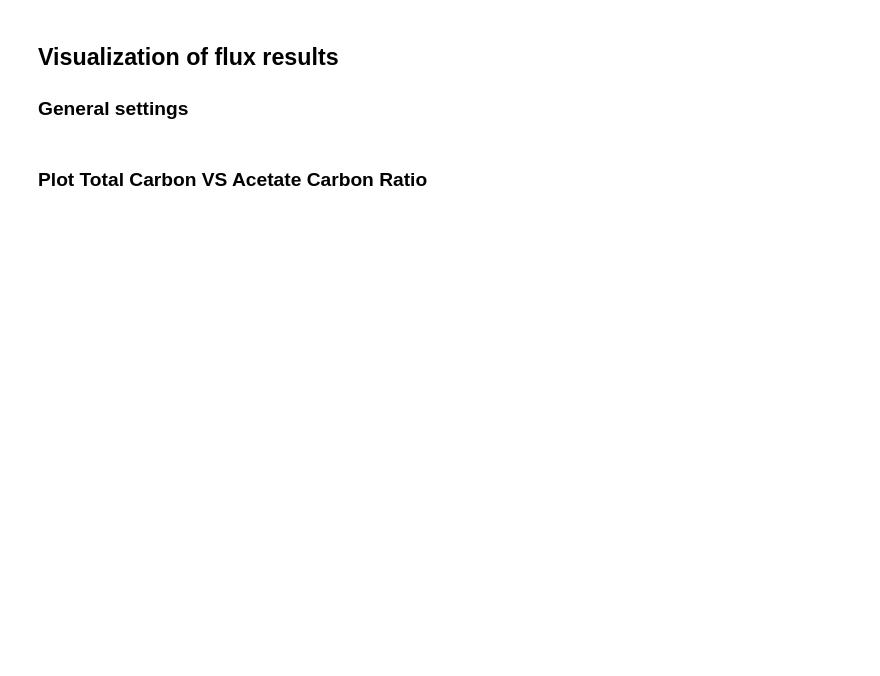
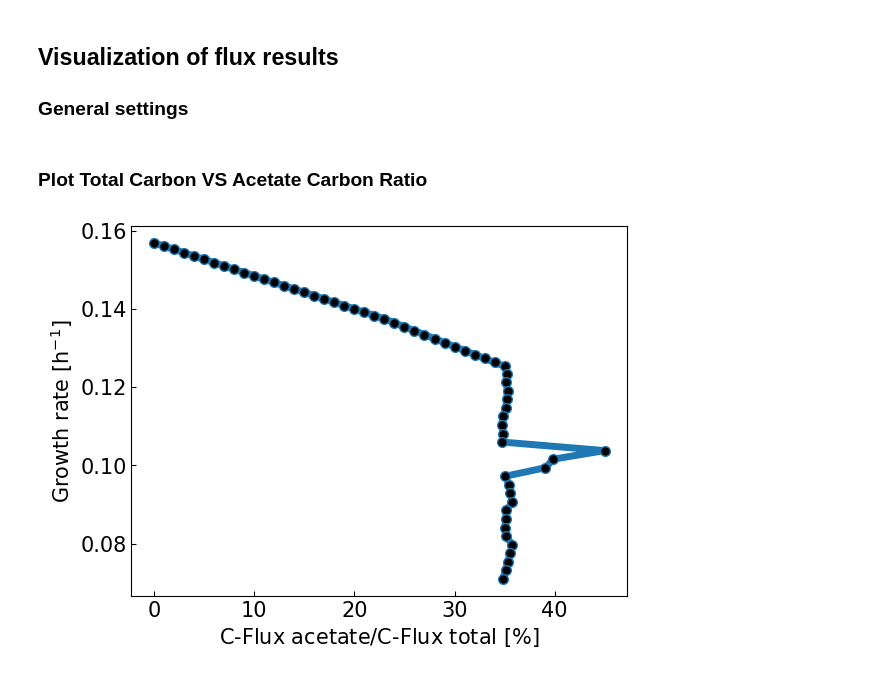
Before and after one commit to iAMB-RWTH-Aachen/Ustilago_maydis-GEM, a Jupyter notebook: code/AcetateBranchSims.ipynb, the cells around one changed output. Drawn from its saved outputs; the diff is of its cells as text; code cells hidden in the pictures; blank space fills up the shorter version.

```diff
--- a/code/AcetateBranchSims.ipynb
+++ b/code/AcetateBranchSims.ipynb
@@ -151,0 +168,12 @@ for iratio in ratio:
+# %%
+MaxGrowth = 60
+CFlux = 13.2
+# Acetate comes first, then glucose
+SubFlux = [[ratio*CFlux/(2*100),(CFlux-ratio*CFlux/100)/6] for ratio in range(MaxGrowth+1)]
+EXID = ['EX_ac_e','EX_glc__D_e']
+myGrowth = list()
+
+for Feed in SubFlux:
+    ExchDict = {EXID[i]:Feed[i] for i in range(len(EXID))}
+    Flux = SimCosub(model, ExchDict)
+    myGrowth.append(Flux)
@@ -153,0 +209,15 @@ for iratio in ratio:
+# %%
+Res = list()
+
+for indx in range(len(myGrowth)):
+    Ctot = np.abs(6*myGrowth[indx]['EX_glc__D_e'] + 2*myGrowth[indx]['EX_ac_e'])
+    glc = np.abs(6*myGrowth[indx]['EX_glc__D_e'])
+    ace = np.abs(2*myGrowth[indx]['EX_ac_e'])
+    AcTot = ace/Ctot
+    bio = np.abs(myGrowth[indx]['BIOMASS_REACTION'])
+    Resi = {'C-Flux': Ctot, 'Glc':glc, 'Ace':ace, 'AceRel': AcTot, 'Growth':bio}
+    Res.append(Resi.copy())
+#     Res[indx][1] = np.abs(6*myGrowth[indx]['EX_glc__D_e'])
+#     Res[indx][2] = np.abs(2*myGrowth[indx]['EX_ac_e'])
+gres_df = pd.DataFrame(Res)
+gres_df['AceProc'] = gres_df['AceRel']*100
@@ -217,0 +260,12 @@ plt.show()
+# %%
+FigureName = 'AceRel-VS-Growth'
+
+gres_df.plot('AceProc', 'Growth', legend=None, lw=5, marker='o', markerfacecolor='black', ms=7)
+plt.xlabel('C-Flux acetate/C-Flux total [$\%$]')
+plt.ylabel('Growth rate [h$^{-1}$]')
+plt.tick_params(direction="in")
+plt.savefig('{}_{}.{}'.format(Today,FigureName,FigureType))
+
+plt.show()
+# %% [output]
+[figure, added]
```
Also changed, not shown: parts of 22 cells of this notebook, 22 other files.
